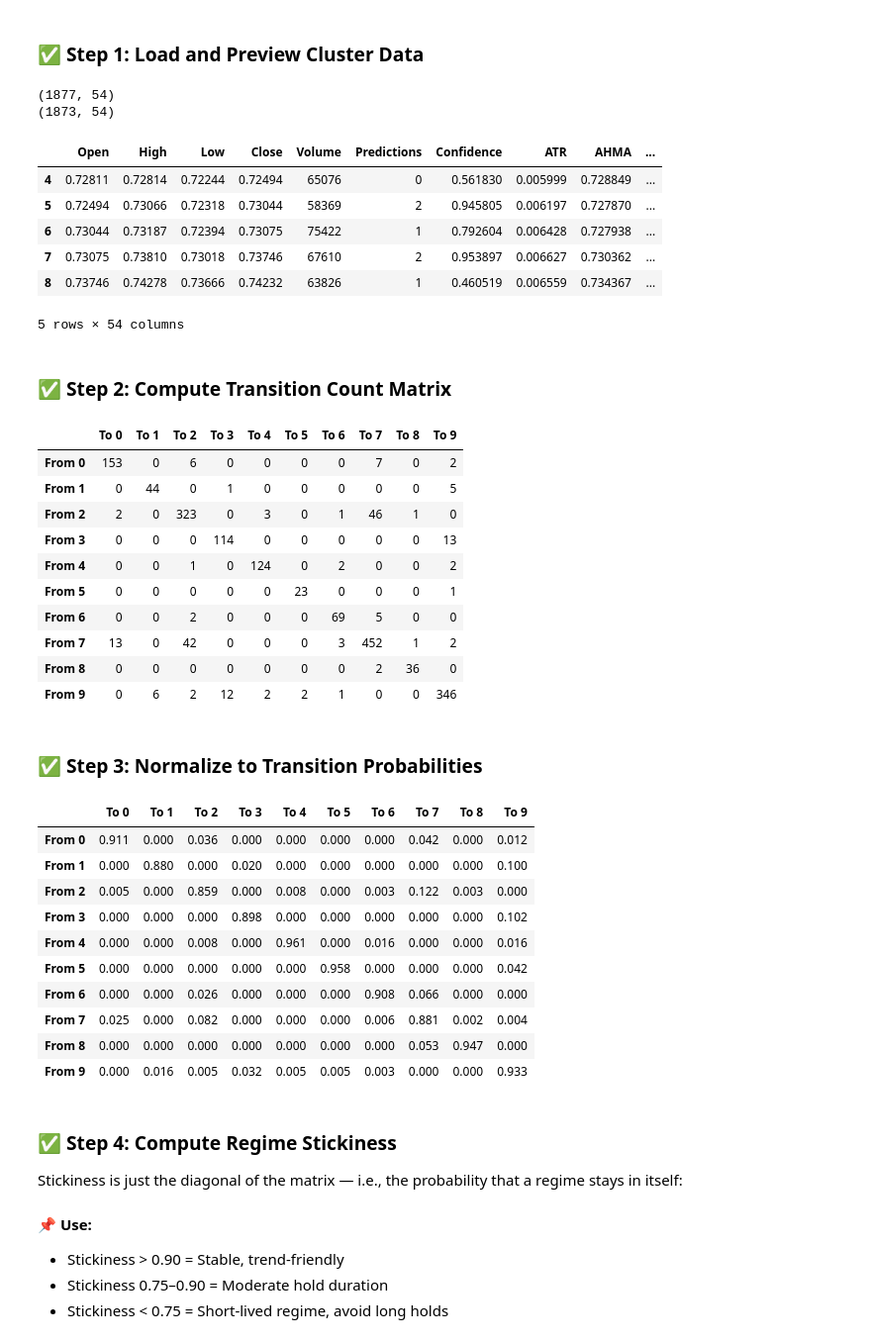
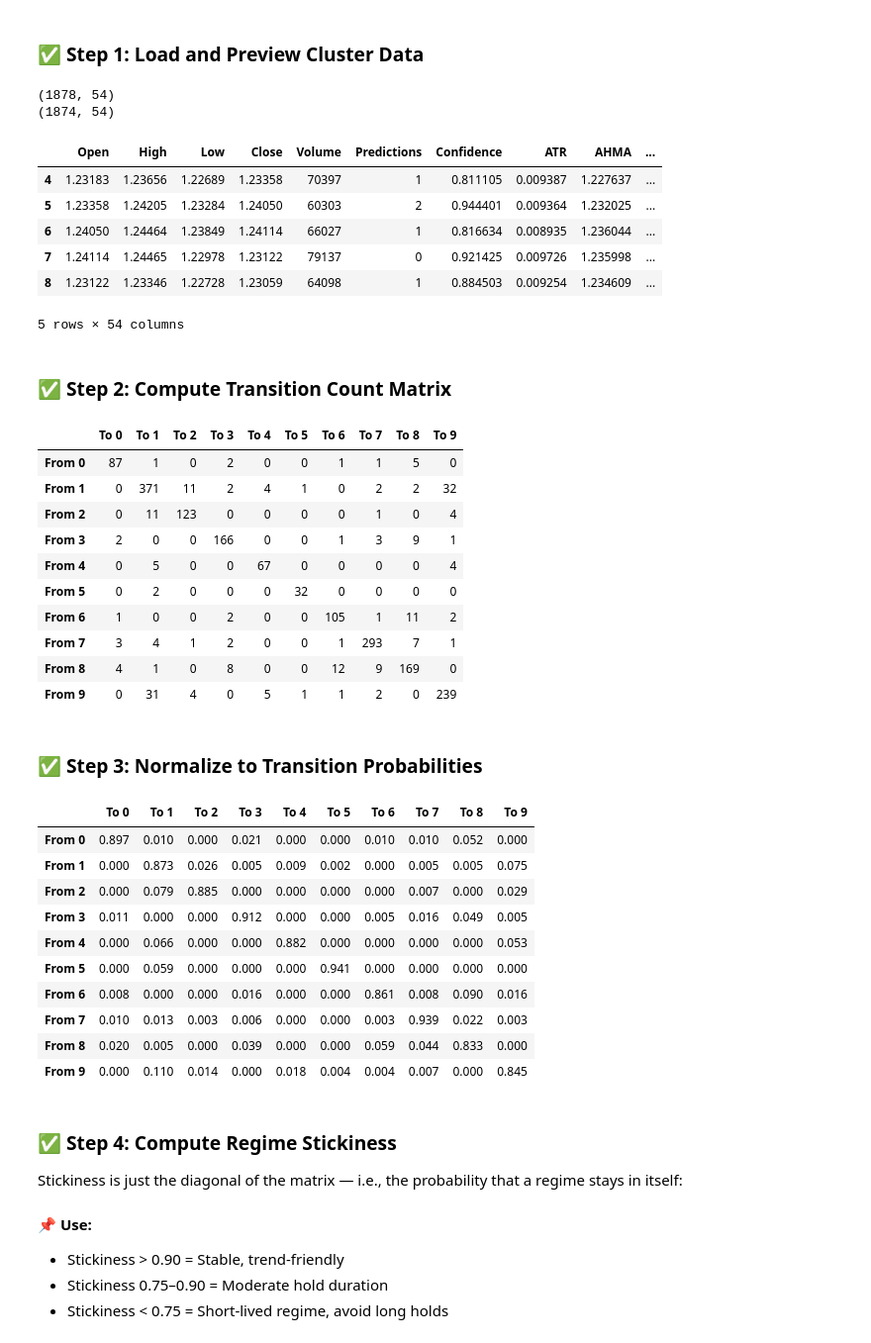
Before and after one commit to kjpou1/regimetry, a Jupyter notebook: notebook/notebooks/20_regime_transition_analysis.ipynb, the cells around one changed output. Shown at 99% size. Drawn from its saved outputs; the diff is of its cells as text; code cells hidden in the pictures.

```diff
--- a/notebook/notebooks/20_regime_transition_analysis.ipynb
+++ b/notebook/notebooks/20_regime_transition_analysis.ipynb
@@ -49,22 +49,22 @@ REPORTS DATA: /Users/kenneth/Public/projects/python/ai/regimetry/artifacts/repor
 ### ✅ Step 1: Load and Preview Cluster Data
 # %%
 # Load your regime-labeled CSV file
-file_path = path.join(cfg.REPORTS_DIR,"CAD_CHF_ws5_learnable80_nc10", "cluster_assignments.csv")
+file_path = path.join(cfg.REPORTS_DIR,"EUR_USD/ws5/learnable64/default/nc10", "cluster_assignments.csv")
 df = pd.read_csv(file_path)
 print(df.shape)
 df = df.dropna()
 print(df.shape)
 # Preview the first few rows
 df.head()
 # %% [output]
-(1877, 54)
-(1873, 54)
+(1878, 54)
+(1874, 54)
 |  | Open | High | Low | Close | Volume | Predictions | Confidence | ATR | AHMA | ... |
-| 4 | 0.72811 | 0.72814 | 0.72244 | 0.72494 | 65076 | 0 | 0.561830 | 0.005999 | 0.728849 | ... |
-| 5 | 0.72494 | 0.73066 | 0.72318 | 0.73044 | 58369 | 2 | 0.945805 | 0.006197 | 0.727870 | ... |
-| 6 | 0.73044 | 0.73187 | 0.72394 | 0.73075 | 75422 | 1 | 0.792604 | 0.006428 | 0.727938 | ... |
-| 7 | 0.73075 | 0.73810 | 0.73018 | 0.73746 | 67610 | 2 | 0.953897 | 0.006627 | 0.730362 | ... |
-| 8 | 0.73746 | 0.74278 | 0.73666 | 0.74232 | 63826 | 1 | 0.460519 | 0.006559 | 0.734367 | ... |
+| 4 | 1.23183 | 1.23656 | 1.22689 | 1.23358 | 70397 | 1 | 0.811105 | 0.009387 | 1.227637 | ... |
+| 5 | 1.23358 | 1.24205 | 1.23284 | 1.24050 | 60303 | 2 | 0.944401 | 0.009364 | 1.232025 | ... |
+| 6 | 1.24050 | 1.24464 | 1.23849 | 1.24114 | 66027 | 1 | 0.816634 | 0.008935 | 1.236044 | ... |
+| 7 | 1.24114 | 1.24465 | 1.22978 | 1.23122 | 79137 | 0 | 0.921425 | 0.009726 | 1.235998 | ... |
+| 8 | 1.23122 | 1.23346 | 1.22728 | 1.23059 | 64098 | 1 | 0.884503 | 0.009254 | 1.234609 | ... |
 5 rows × 54 columns
 # %% [markdown]
 ### ✅ Step 2: Compute Transition Count Matrix
@@ -90,16 +90,16 @@ pd.DataFrame(transition_counts,
              columns=[f"To {i}" for i in range(n_clusters)])
 # %% [output]
 |  | To 0 | To 1 | To 2 | To 3 | To 4 | To 5 | To 6 | To 7 | To 8 | To 9 |
-| From 0 | 153 | 0 | 6 | 0 | 0 | 0 | 0 | 7 | 0 | 2 |
-| From 1 | 0 | 44 | 0 | 1 | 0 | 0 | 0 | 0 | 0 | 5 |
-| From 2 | 2 | 0 | 323 | 0 | 3 | 0 | 1 | 46 | 1 | 0 |
-| From 3 | 0 | 0 | 0 | 114 | 0 | 0 | 0 | 0 | 0 | 13 |
-| From 4 | 0 | 0 | 1 | 0 | 124 | 0 | 2 | 0 | 0 | 2 |
-| From 5 | 0 | 0 | 0 | 0 | 0 | 23 | 0 | 0 | 0 | 1 |
-| From 6 | 0 | 0 | 2 | 0 | 0 | 0 | 69 | 5 | 0 | 0 |
-| From 7 | 13 | 0 | 42 | 0 | 0 | 0 | 3 | 452 | 1 | 2 |
-| From 8 | 0 | 0 | 0 | 0 | 0 | 0 | 0 | 2 | 36 | 0 |
-| From 9 | 0 | 6 | 2 | 12 | 2 | 2 | 1 | 0 | 0 | 346 |
+| From 0 | 87 | 1 | 0 | 2 | 0 | 0 | 1 | 1 | 5 | 0 |
+| From 1 | 0 | 371 | 11 | 2 | 4 | 1 | 0 | 2 | 2 | 32 |
+| From 2 | 0 | 11 | 123 | 0 | 0 | 0 | 0 | 1 | 0 | 4 |
+| From 3 | 2 | 0 | 0 | 166 | 0 | 0 | 1 | 3 | 9 | 1 |
+| From 4 | 0 | 5 | 0 | 0 | 67 | 0 | 0 | 0 | 0 | 4 |
+| From 5 | 0 | 2 | 0 | 0 | 0 | 32 | 0 | 0 | 0 | 0 |
+| From 6 | 1 | 0 | 0 | 2 | 0 | 0 | 105 | 1 | 11 | 2 |
+| From 7 | 3 | 4 | 1 | 2 | 0 | 0 | 1 | 293 | 7 | 1 |
+| From 8 | 4 | 1 | 0 | 8 | 0 | 0 | 12 | 9 | 169 | 0 |
+| From 9 | 0 | 31 | 4 | 0 | 5 | 1 | 1 | 2 | 0 | 239 |
 # %% [markdown]
 ### ✅ Step 3: Normalize to Transition Probabilities
 # %%
@@ -120,16 +120,16 @@ transition_df = pd.DataFrame(
 transition_df.round(3)
 # %% [output]
 |  | To 0 | To 1 | To 2 | To 3 | To 4 | To 5 | To 6 | To 7 | To 8 | To 9 |
-| From 0 | 0.911 | 0.000 | 0.036 | 0.000 | 0.000 | 0.000 | 0.000 | 0.042 | 0.000 | 0.012 |
-| From 1 | 0.000 | 0.880 | 0.000 | 0.020 | 0.000 | 0.000 | 0.000 | 0.000 | 0.000 | 0.100 |
-| From 2 | 0.005 | 0.000 | 0.859 | 0.000 | 0.008 | 0.000 | 0.003 | 0.122 | 0.003 | 0.000 |
-| From 3 | 0.000 | 0.000 | 0.000 | 0.898 | 0.000 | 0.000 | 0.000 | 0.000 | 0.000 | 0.102 |
-| From 4 | 0.000 | 0.000 | 0.008 | 0.000 | 0.961 | 0.000 | 0.016 | 0.000 | 0.000 | 0.016 |
-| From 5 | 0.000 | 0.000 | 0.000 | 0.000 | 0.000 | 0.958 | 0.000 | 0.000 | 0.000 | 0.042 |
-| From 6 | 0.000 | 0.000 | 0.026 | 0.000 | 0.000 | 0.000 | 0.908 | 0.066 | 0.000 | 0.000 |
-| From 7 | 0.025 | 0.000 | 0.082 | 0.000 | 0.000 | 0.000 | 0.006 | 0.881 | 0.002 | 0.004 |
-| From 8 | 0.000 | 0.000 | 0.000 | 0.000 | 0.000 | 0.000 | 0.000 | 0.053 | 0.947 | 0.000 |
-| From 9 | 0.000 | 0.016 | 0.005 | 0.032 | 0.005 | 0.005 | 0.003 | 0.000 | 0.000 | 0.933 |
+| From 0 | 0.897 | 0.010 | 0.000 | 0.021 | 0.000 | 0.000 | 0.010 | 0.010 | 0.052 | 0.000 |
+| From 1 | 0.000 | 0.873 | 0.026 | 0.005 | 0.009 | 0.002 | 0.000 | 0.005 | 0.005 | 0.075 |
+| From 2 | 0.000 | 0.079 | 0.885 | 0.000 | 0.000 | 0.000 | 0.000 | 0.007 | 0.000 | 0.029 |
+| From 3 | 0.011 | 0.000 | 0.000 | 0.912 | 0.000 | 0.000 | 0.005 | 0.016 | 0.049 | 0.005 |
+| From 4 | 0.000 | 0.066 | 0.000 | 0.000 | 0.882 | 0.000 | 0.000 | 0.000 | 0.000 | 0.053 |
+| From 5 | 0.000 | 0.059 | 0.000 | 0.000 | 0.000 | 0.941 | 0.000 | 0.000 | 0.000 | 0.000 |
+| From 6 | 0.008 | 0.000 | 0.000 | 0.016 | 0.000 | 0.000 | 0.861 | 0.008 | 0.090 | 0.016 |
+| From 7 | 0.010 | 0.013 | 0.003 | 0.006 | 0.000 | 0.000 | 0.003 | 0.939 | 0.022 | 0.003 |
+| From 8 | 0.020 | 0.005 | 0.000 | 0.039 | 0.000 | 0.000 | 0.059 | 0.044 | 0.833 | 0.000 |
+| From 9 | 0.000 | 0.110 | 0.014 | 0.000 | 0.018 | 0.004 | 0.004 | 0.007 | 0.000 | 0.845 |
 # %% [markdown]
 ### ✅ Step 4: Compute Regime Stickiness
 
```
Also changed, not shown: parts of 5 cells of this notebook.
